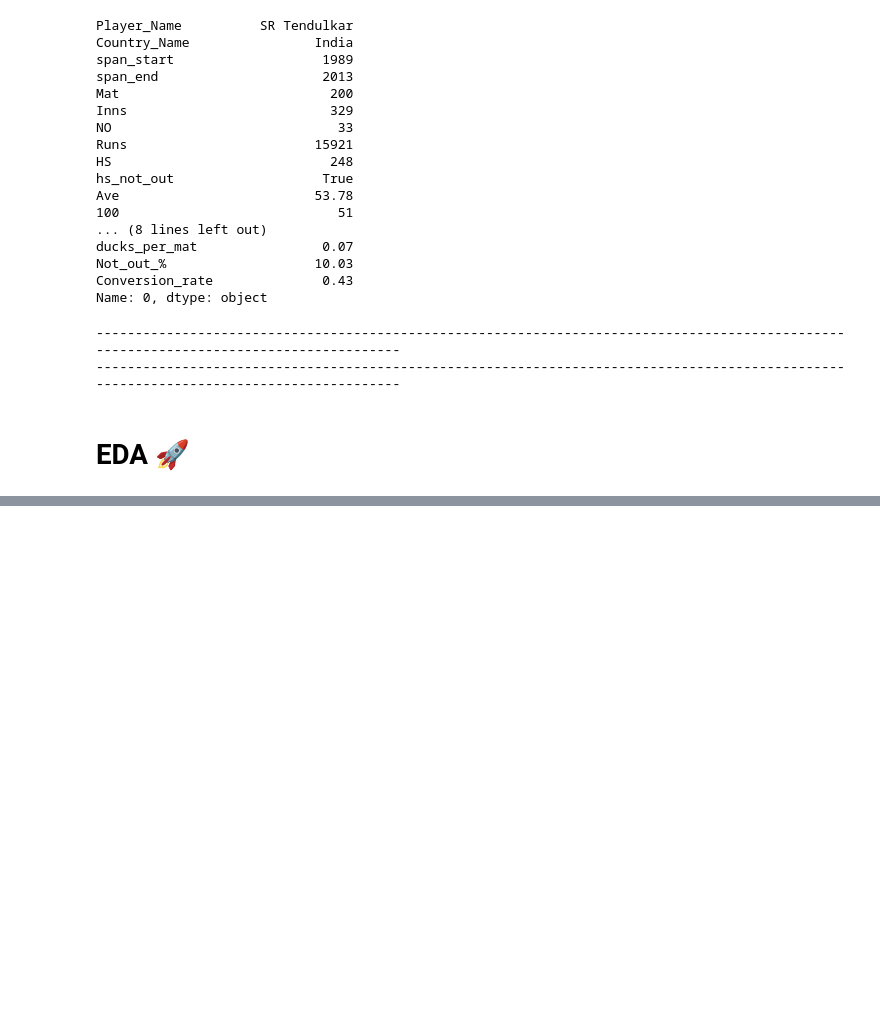
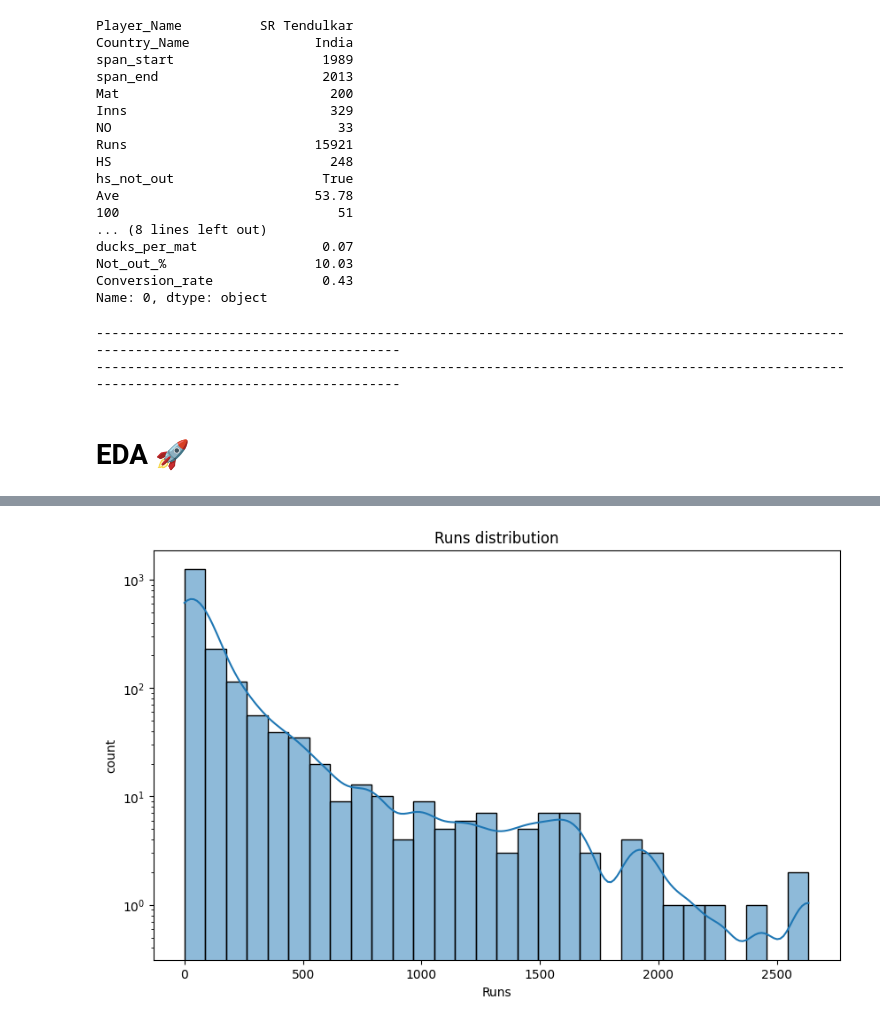
Before and after one commit to Rahul-Vashistt/ml-portfolio, a Jupyter notebook: EDA/eda_tabular.ipynb, the cells around one changed output, grey strips where cells are left out. Saved outputs shown, nothing was run; the diff lists cells and outputs as text; code cells hidden in the pictures; blank space fills up the shorter version.

Commit message:
Kickstart EDA with 1st plot

```diff
--- a/EDA/eda_tabular.ipynb
+++ b/EDA/eda_tabular.ipynb
@@ -901,0 +891,23 @@ Name: 0, dtype: object
+# %%
+def sanity_check(df):
+    cols = df.select_dtypes(include='number').columns
+
+    # All numeric values >= 0
+    assert (df[cols].dropna() >= 0).all().all(), "Negative values found in numeric columns."
+
+    # Logical cricket stat checks
+    assert (df['NO'] <= df['Inns']).all(), "'NO' exceeds 'Inns' in some rows."
+    assert (df['span_end'] >= df['span_start']).all(), "Invalid span dates."
+
+    if '4s' in df.columns:
+        assert (df['Boundary_runs'] <= df['Runs']).all(), "Boundary runs exceed total runs."
+
+    if 'SR' in df.columns and 'BF' in df.columns:
+        assert (df['Inns'] <= df['Mat']).all(), "'Inns' exceeds 'Mat' in some rows."  # Filter test data as in test format, Inns > Mat
+        sr_check = (df['Runs'] / df['BF'].replace(0, np.nan)) * 100
+        diff = (df['SR'] - sr_check).abs()
+        print("SR diff > 5:", (diff > 5).sum())
+# %%
+for name, df in df_dict.items():
+    print(f'\nDataFrame: {name}')
+    sanity_check(df)
@@ -901,0 +922,16 @@ Name: 0, dtype: object
+# %%
+def missing_table(df):
+    n = len(df)
+    missing = df.isna().sum().sort_values(ascending=False)
+    missing = missing[missing > 0]
+    pct = ((missing / n) * 100).round(2)
+    table = pd.DataFrame({
+        'missing': missing,
+        'missing_%': pct
+    })
+    return table
+# %%
+for name, df in df_dict.items():
+    print(f'\nDataFrame: {name}')
+    display(missing_table(df))
+    print('-'*50)
@@ -901,0 +1019,4 @@ Name: 0, dtype: object
+# %%
+hist(df_dict['t20_bat'], 'Runs', log=True, kde=True)
+# %% [output]
+[figure, added]
```
Also changed, not shown: parts of 9 cells of this notebook, 1 other file.
